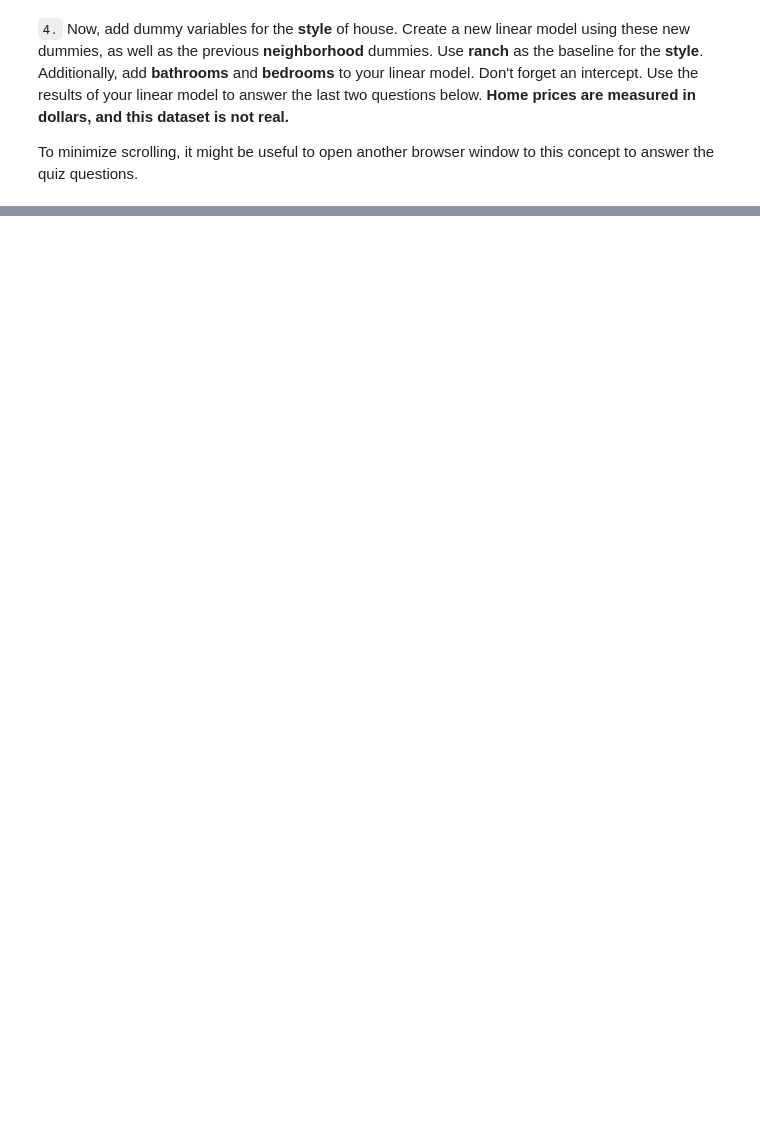
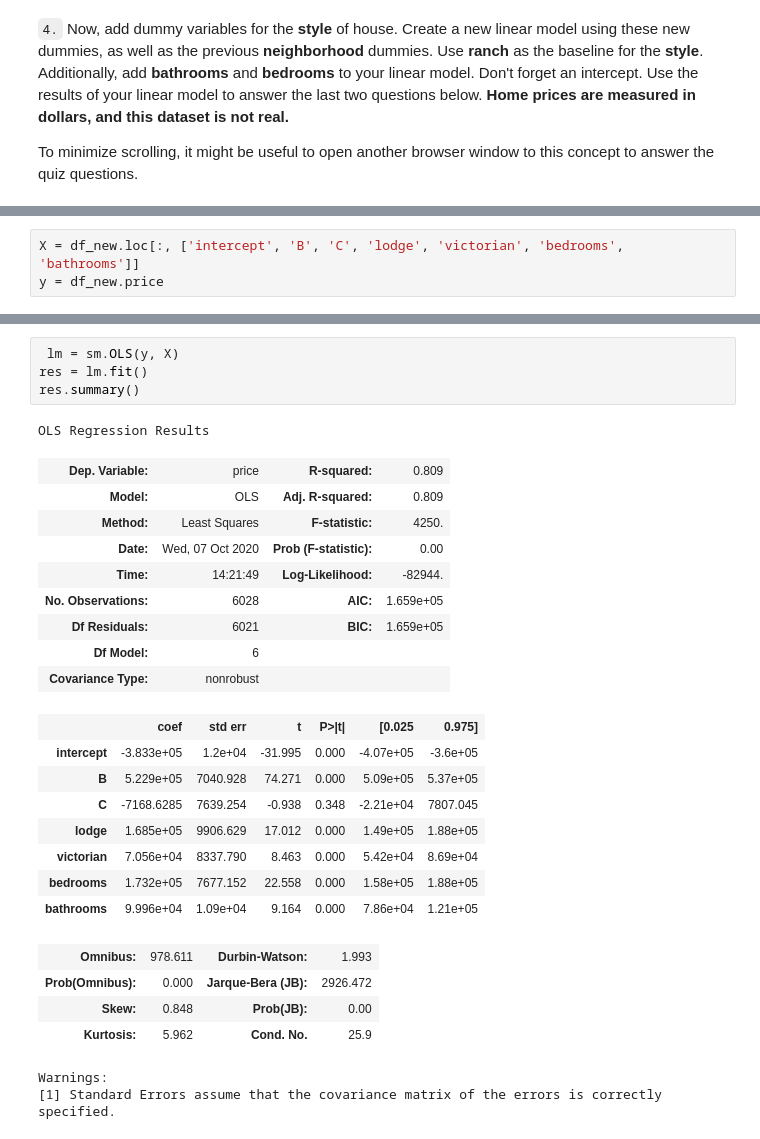
Before and after one commit to ahmed-gharib89/Statistics-advanced-data-analysis-nd, a Jupyter notebook: Multiple-Linear-Regression/DummyVariables.ipynb, the cells around one changed output, grey strips where cells are left out. Saved outputs shown, nothing was run; the diff lists cells and outputs as text; blank space fills up the shorter version.

Commit message:
Solution Dymmy Variables

```diff
--- a/Multiple-Linear-Regression/DummyVariables.ipynb
+++ b/Multiple-Linear-Regression/DummyVariables.ipynb
@@ -34,0 +148,3 @@ To minimize scrolling, it might be useful to open another browser window to this
+# %%
+X = df_new.loc[:, ['intercept', 'B', 'C', 'lodge', 'victorian', 'bedrooms', 'bathrooms']]
+y = df_new.price
@@ -34,0 +165,29 @@ To minimize scrolling, it might be useful to open another browser window to this
+# %%
+ lm = sm.OLS(y, X)
+res = lm.fit()
+res.summary()
+# %% [output]
+OLS Regression Results
+| Dep. Variable: | price | R-squared: | 0.809 |
+| Model: | OLS | Adj. R-squared: | 0.809 |
+| Method: | Least Squares | F-statistic: | 4250. |
+| Date: | Wed, 07 Oct 2020 | Prob (F-statistic): | 0.00 |
+| Time: | 14:21:49 | Log-Likelihood: | -82944. |
+| No. Observations: | 6028 | AIC: | 1.659e+05 |
+| Df Residuals: | 6021 | BIC: | 1.659e+05 |
+| Df Model: | 6 |  |  |
+| Covariance Type: | nonrobust |  |  |
+|  | coef | std err | t | P>|t| | [0.025 | 0.975] |
+| intercept | -3.833e+05 | 1.2e+04 | -31.995 | 0.000 | -4.07e+05 | -3.6e+05 |
+| B | 5.229e+05 | 7040.928 | 74.271 | 0.000 | 5.09e+05 | 5.37e+05 |
+| C | -7168.6285 | 7639.254 | -0.938 | 0.348 | -2.21e+04 | 7807.045 |
+| lodge | 1.685e+05 | 9906.629 | 17.012 | 0.000 | 1.49e+05 | 1.88e+05 |
+| victorian | 7.056e+04 | 8337.790 | 8.463 | 0.000 | 5.42e+04 | 8.69e+04 |
+| bedrooms | 1.732e+05 | 7677.152 | 22.558 | 0.000 | 1.58e+05 | 1.88e+05 |
+| bathrooms | 9.996e+04 | 1.09e+04 | 9.164 | 0.000 | 7.86e+04 | 1.21e+05 |
+| Omnibus: | 978.611 | Durbin-Watson: | 1.993 |
+| Prob(Omnibus): | 0.000 | Jarque-Bera (JB): | 2926.472 |
+| Skew: | 0.848 | Prob(JB): | 0.00 |
+| Kurtosis: | 5.962 | Cond. No. | 25.9 |
+Warnings:
+[1] Standard Errors assume that the covariance matrix of the errors is correctly specified.
```
Also changed, not shown: parts of 11 cells of this notebook.
